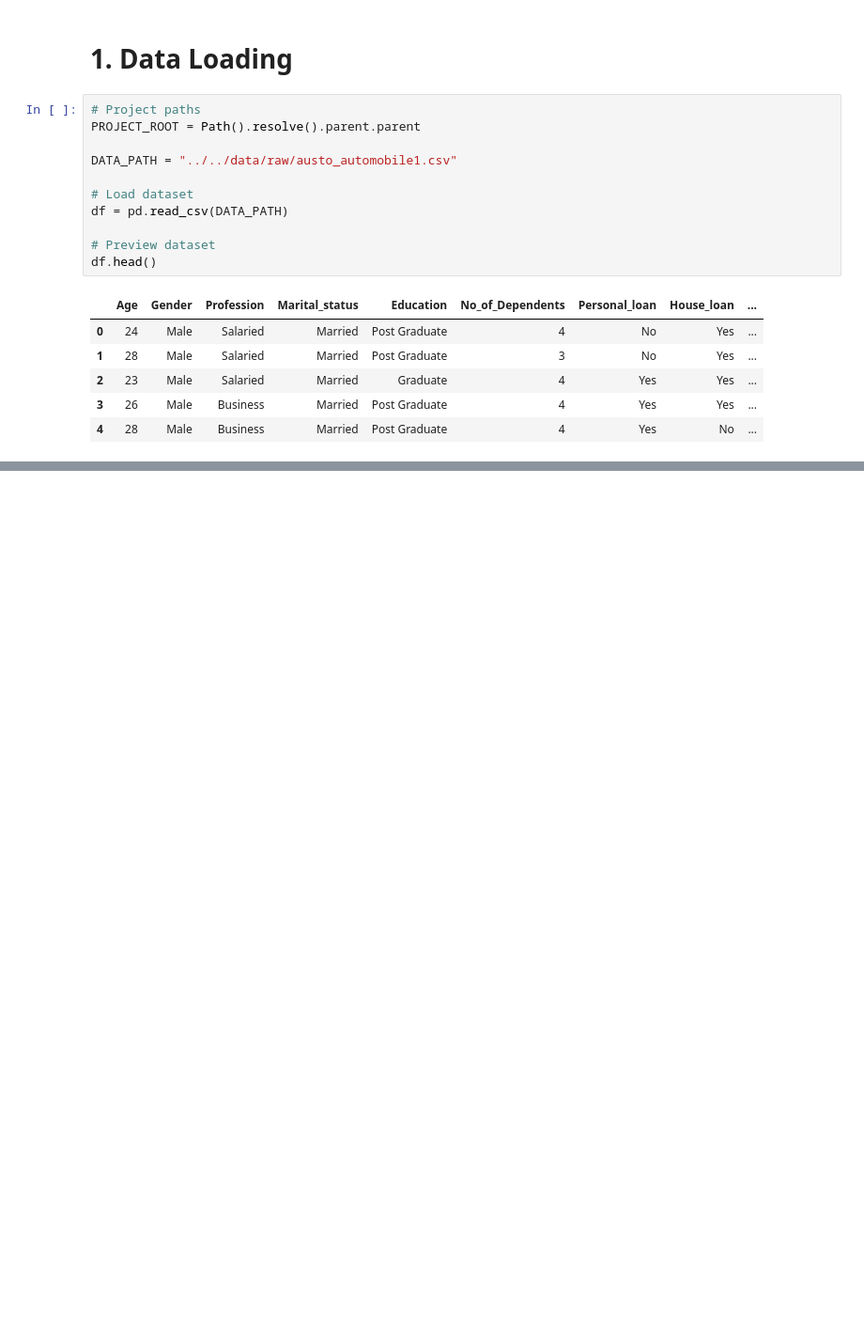
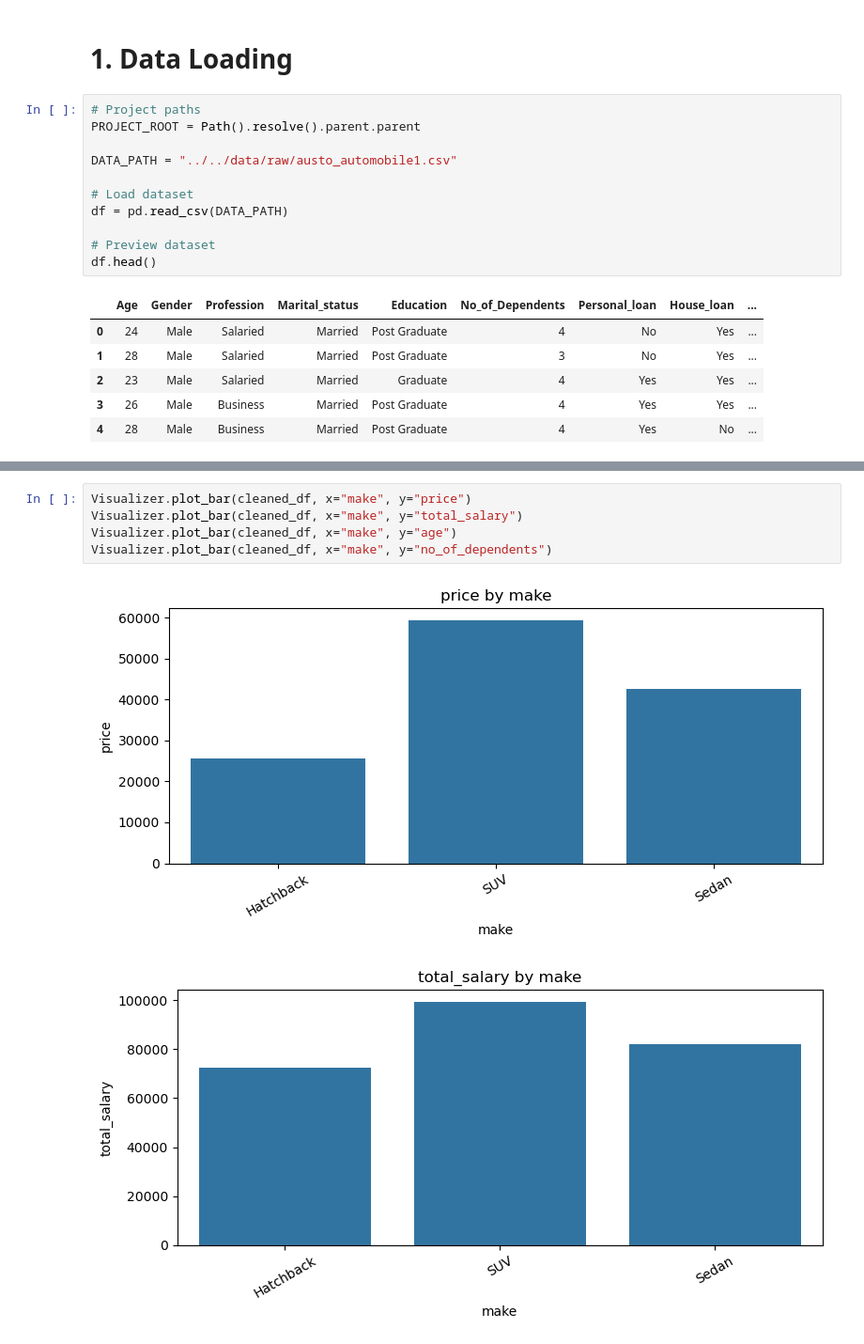
Before and after one commit to emmanuelakinadubi-source/ds_may_wk1_assignment, a Jupyter notebook: src/notebook/EDA_Austo_Automobile.ipynb, the cells around one changed output, grey strips where cells are left out. Shown at 94% size. Cells and saved outputs as stored; diff of their text form; blank space fills up the shorter version.

```diff
--- a/src/notebook/EDA_Austo_Automobile.ipynb
+++ b/src/notebook/EDA_Austo_Automobile.ipynb
@@ -73,0 +241,8 @@ df.head()
+# %%
+Visualizer.plot_bar(cleaned_df, x="make", y="price")
+Visualizer.plot_bar(cleaned_df, x="make", y="total_salary")
+Visualizer.plot_bar(cleaned_df, x="make", y="age")
+Visualizer.plot_bar(cleaned_df, x="make", y="no_of_dependents")
+# %% [output]
+[figure, added]
+[figure, added]
```
Also changed, not shown: parts of 22 cells of this notebook, 5 other files.
